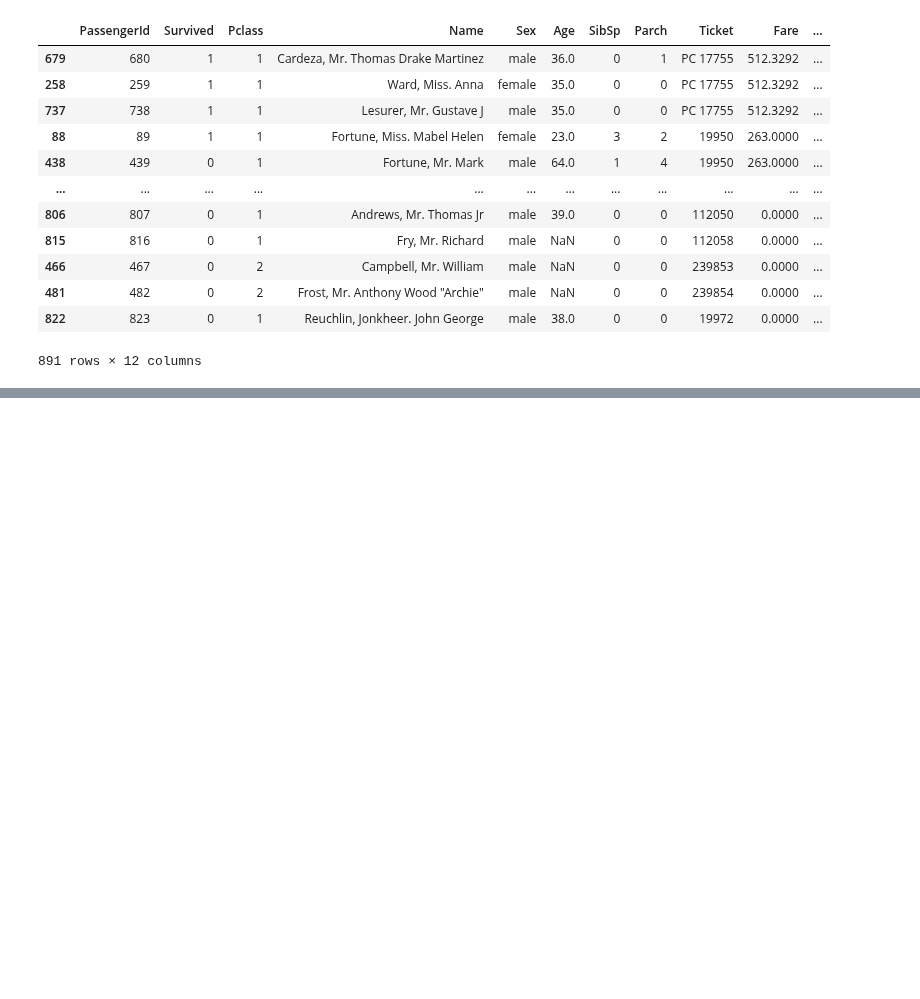
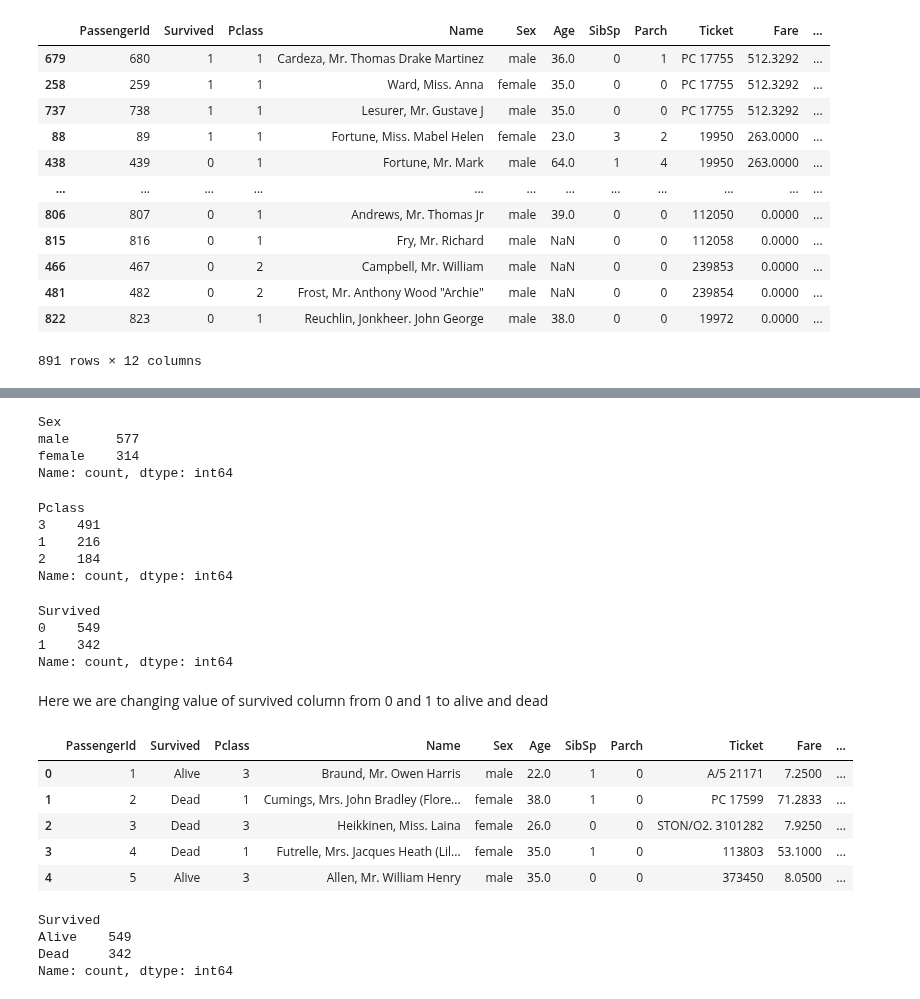
Before and after one commit to Wasiqmanzoor90/Data-Science, a Jupyter notebook: B3/Analytics/Pandas/index.ipynb, the cells around one changed output, grey strips where cells are left out. Saved outputs shown, nothing was run; the diff lists cells and outputs as text; code cells hidden in the pictures; blank space fills up the shorter version.

```diff
--- a/B3/Analytics/Pandas/index.ipynb
+++ b/B3/Analytics/Pandas/index.ipynb
@@ -258,0 +270,24 @@ data.sort_values(by='Fare',ascending=False)
+# %%
+data['Sex'].value_counts()
+# %% [output]
+Sex
+male      577
+female    314
+Name: count, dtype: int64
+# %%
+data['Pclass'].value_counts()
+# %% [output]
+Pclass
+3    491
+1    216
+2    184
+Name: count, dtype: int64
+# %%
+data['Survived'].value_counts()
+# %% [output]
+Survived
+0    549
+1    342
+Name: count, dtype: int64
+# %% [markdown]
+Here we are changing value of survived column from 0 and 1 to alive and dead
@@ -258,0 +296,16 @@ data.sort_values(by='Fare',ascending=False)
+# %%
+data.head()
+# %% [output]
+|  | PassengerId | Survived | Pclass | Name | Sex | Age | SibSp | Parch | Ticket | Fare | ... |
+| 0 | 1 | Alive | 3 | Braund, Mr. Owen Harris | male | 22.0 | 1 | 0 | A/5 21171 | 7.2500 | ... |
+| 1 | 2 | Dead | 1 | Cumings, Mrs. John Bradley (Flore... | female | 38.0 | 1 | 0 | PC 17599 | 71.2833 | ... |
+| 2 | 3 | Dead | 3 | Heikkinen, Miss. Laina | female | 26.0 | 0 | 0 | STON/O2. 3101282 | 7.9250 | ... |
+| 3 | 4 | Dead | 1 | Futrelle, Mrs. Jacques Heath (Lil... | female | 35.0 | 1 | 0 | 113803 | 53.1000 | ... |
+| 4 | 5 | Alive | 3 | Allen, Mr. William Henry | male | 35.0 | 0 | 0 | 373450 | 8.0500 | ... |
+# %%
+data['Survived'].value_counts()
+# %% [output]
+Survived
+Alive    549
+Dead     342
+Name: count, dtype: int64
```
Also changed, not shown: parts of 16 cells of this notebook.
